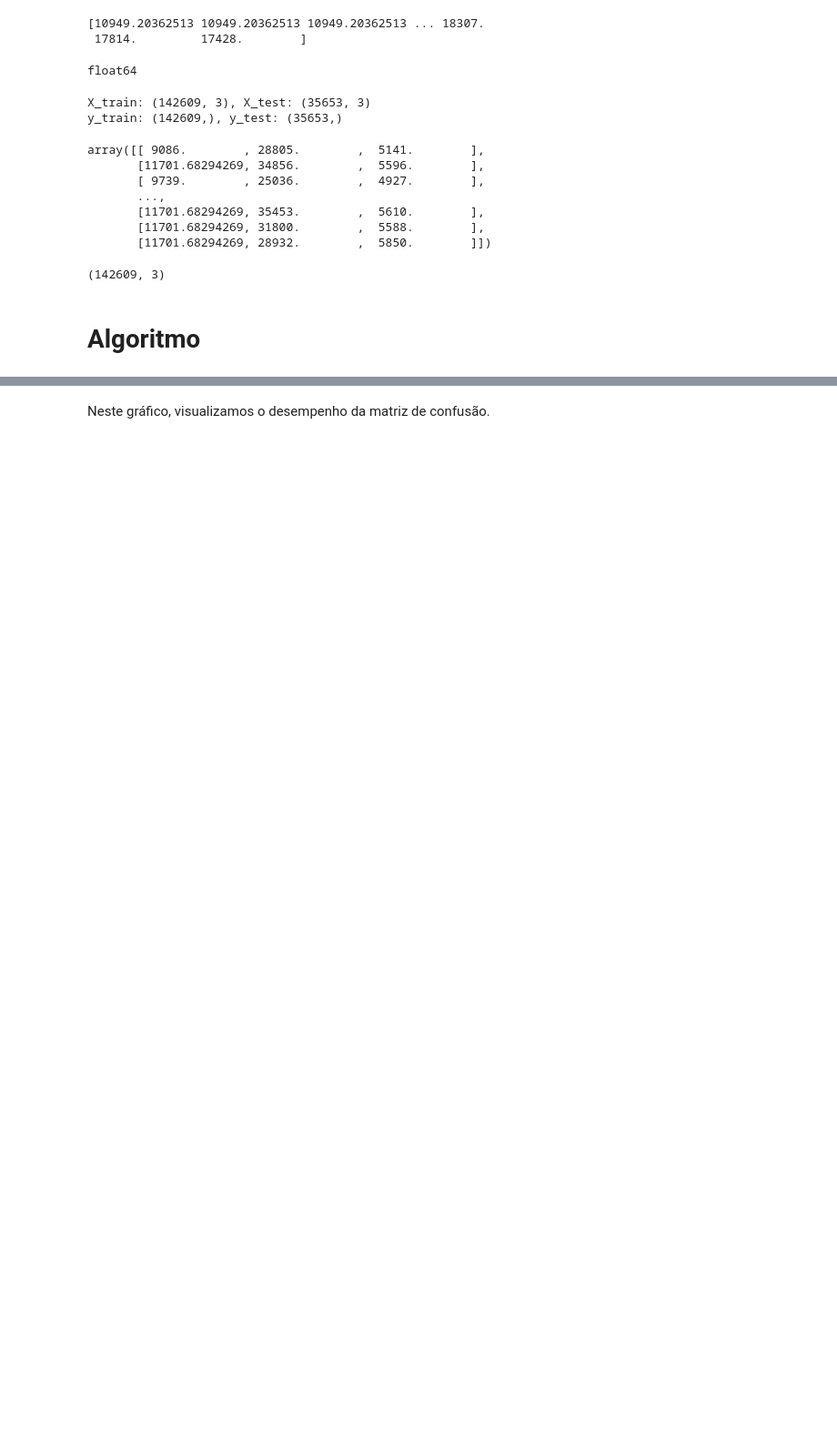
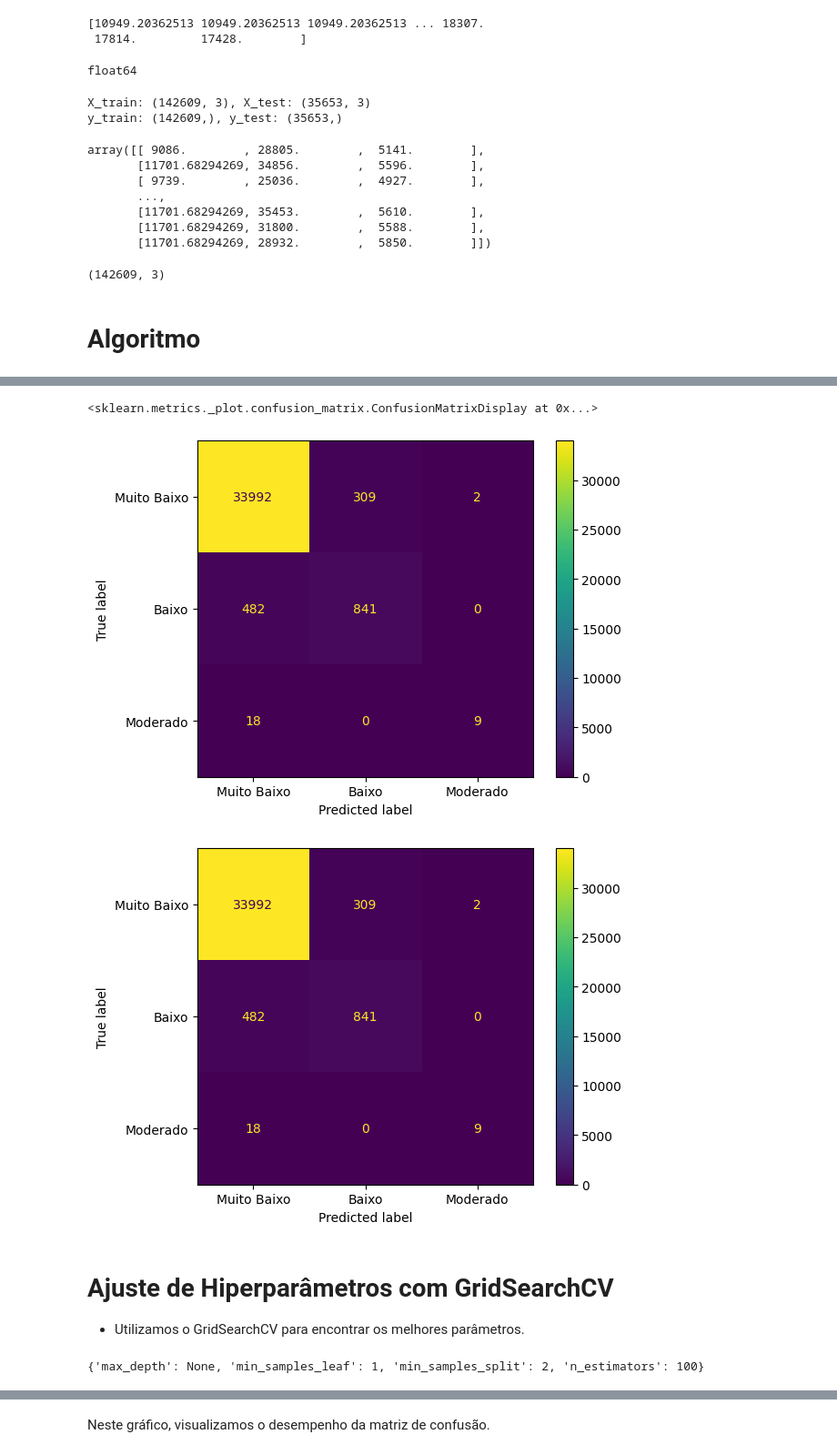
Before and after one commit to julianamo93/SparkLight-ML, a Jupyter notebook: SparkLight_ML.ipynb, the cells around one changed output, grey strips where cells are left out. Shown: that part at 91% size. Cells and saved outputs as stored; diff of their text form; code cells hidden in the pictures; blank space fills up the shorter version.

Commit message:
Refinamento do modelo.

```diff
--- a/SparkLight_ML.ipynb
+++ b/SparkLight_ML.ipynb
@@ -492,3 +486,0 @@ modeloKNN = KNeighborsClassifier()
-# %%
-# Treinar o modelo
-modeloKNN.fit(X_train, y_train)
@@ -519,0 +487,30 @@ Avaliando o modelo com base na acurácia.
+# %%
+from sklearn.ensemble import RandomForestClassifier
+from sklearn.metrics import accuracy_score, classification_report, confusion_matrix
+
+# Criando o modelo de Random Forest
+random_forest = RandomForestClassifier(n_estimators=100, random_state=42)
+
+# Treinando o modelo
+random_forest.fit(X_train, y_train)
+
+# Realizando previsões
+y_pred = random_forest.predict(X_test)
+
+# Comparando previsões com os valores reais
+errors = y_pred != y_test
+
+print(f"Número de erros: {errors.sum()}")
+print(f"Acurácia: {accuracy_score(y_test, y_pred):.2f}")
+
+# Detalhando os erros
+print("\nErros de Previsão (Real vs. Predito):")
+for real, pred in zip(y_test[errors], y_pred[errors]):
+    print(f"Real: {real}, Predito: {pred}")
+
+# Métricas adicionais
+print("\nRelatório de Classificação:")
+print(classification_report(y_test, y_pred))
+
+print("\nMatriz de Confusão:")
+print(confusion_matrix(y_test, y_pred))
@@ -519,0 +578,29 @@ Avaliando o modelo com base na acurácia.
+# %%
+# matriz de confusão
+from sklearn.metrics import ConfusionMatrixDisplay
+
+ConfusionMatrixDisplay.from_estimator(random_forest, X_test, y_test, display_labels=["Muito Baixo", "Baixo", "Moderado"]).plot()
+# %% [output]
+<sklearn.metrics._plot.confusion_matrix.ConfusionMatrixDisplay at 0x...>
+[figure, added]
+[figure, added]
+# %% [markdown]
+# **Ajuste de Hiperparâmetros com GridSearchCV**
+
+*   Utilizamos o GridSearchCV para encontrar os melhores parâmetros.
+# %%
+# ajuste de hiperparâmetros
+
+from sklearn.model_selection import GridSearchCV
+
+param_grid = {
+    'n_estimators': [50, 100],
+    'max_depth': [None, 10],
+    'min_samples_split': [2],
+    'min_samples_leaf': [1],
+}
+grid_search = GridSearchCV(RandomForestClassifier(class_weight='balanced', random_state=42), param_grid, cv=5, scoring='f1_weighted')
+grid_search.fit(X_train, y_train)
+print(grid_search.best_params_)
+# %% [output]
+{'max_depth': None, 'min_samples_leaf': 1, 'min_samples_split': 2, 'n_estimators': 100}
```
Also changed, not shown: parts of 41 cells of this notebook.
